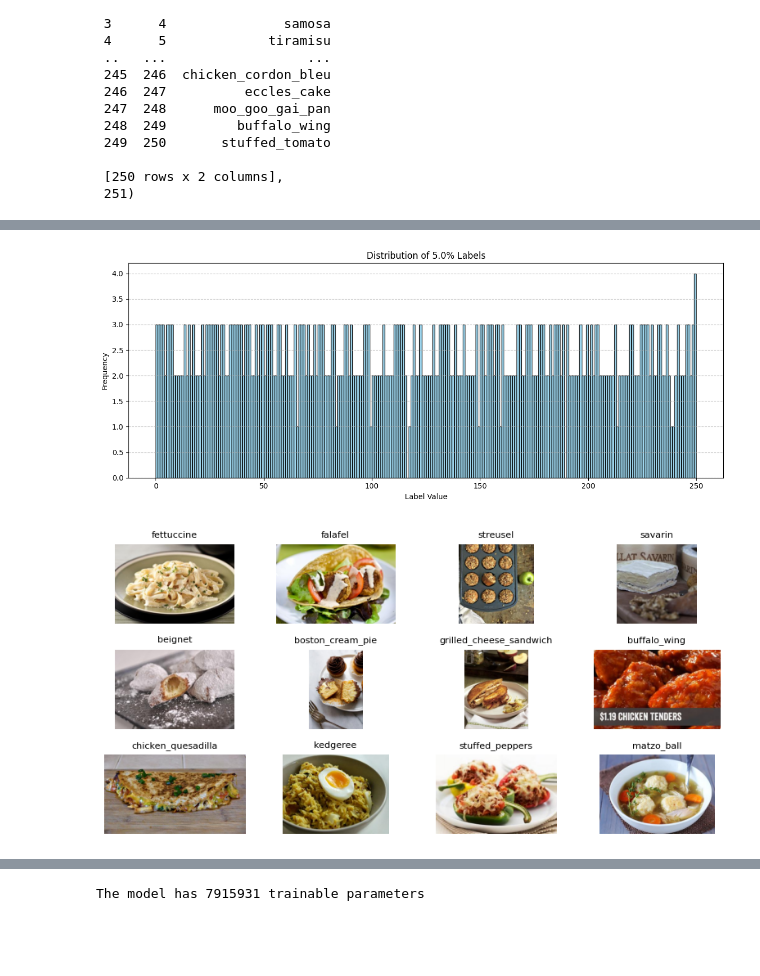
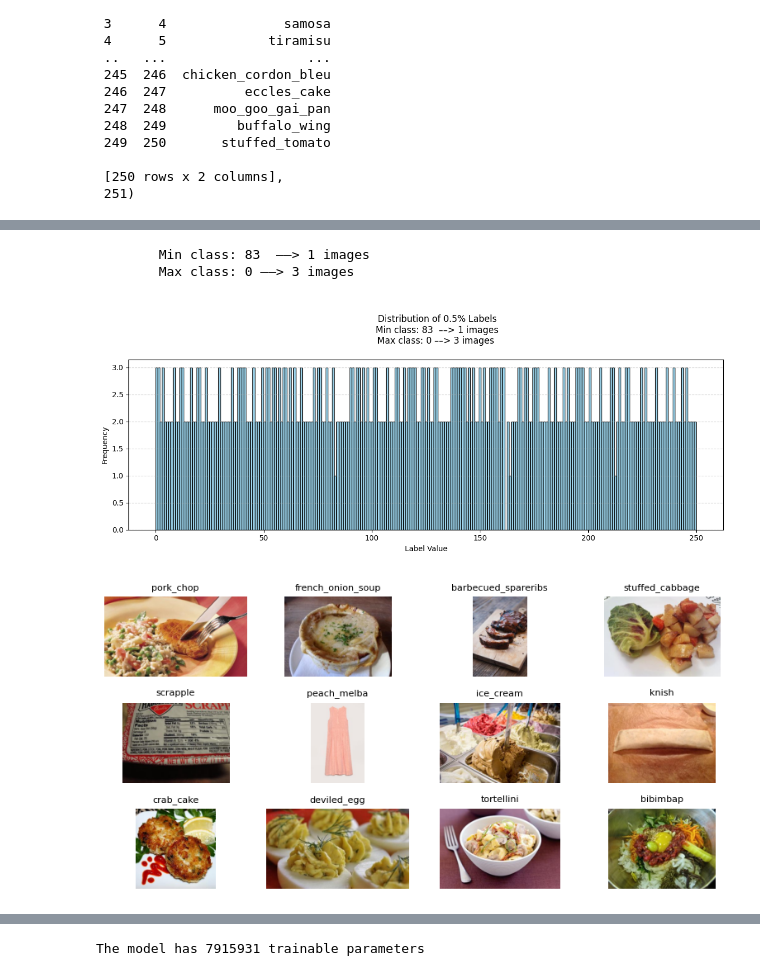
Before and after one commit to nawroz-m/food-classification, a Jupyter notebook: app.ipynb, the cells around one changed output, grey strips where cells are left out. Saved outputs shown, nothing was run; the diff lists cells and outputs as text; code cells hidden in the pictures; blank space fills up the shorter version.

```diff
--- a/app.ipynb
+++ b/app.ipynb
@@ -14,7 +15,7 @@ from torch.optim.lr_scheduler import CosineAnnealingLR
 import time
 # %%
 # Setting for the the trianing
-tr_percentage = 0.05 # train on provided percetage of data from the entire dataset
+tr_percentage = 0.005 # train on provided percetage of data from the entire dataset
 if torch.cuda.is_available():
     device = 'cuda'
 elif torch.backends.mps.is_available():
@@ -75,13 +76,26 @@ There are 251 classes
  251)
 # %%
 # plot the class distribution
-def plot_class_distributions(num_labels = pdf['label'], percentage = 100):
+def plot_class_distributions(num_labels, percentage = 100):
     """
     This method will plot the labels distribution passed in the histogram format
     """
+    counts = Counter(num_labels)
+    min_class = min(counts, key=counts.get)
+    max_class = max(counts, key=counts.get)
+
+    print(f"""
+        Min class: {min_class}  ––> {counts[min_class]} images
+        Max class: {max_class} ––> {counts[max_class]} images
+    """)
+
     plt.figure(figsize=(12, 5))
-    plt.hist(num_labels, bins=250, color='skyblue', edgecolor='black', alpha=0.8)
-    plt.title(f'Distribution of {percentage}% Labels')
+    plt.hist(num_labels, bins=251, color='skyblue', edgecolor='black', alpha=0.8)
+    plt.title(f"""
+        Distribution of {percentage}% Labels
+        Min class: {min_class}  ––> {counts[min_class]} images
+        Max class: {max_class} ––> {counts[max_class]} images
+    """)
     plt.xlabel('Label Value')
     plt.ylabel('Frequency')
     plt.grid(axis='y', linestyle='--', alpha=0.7)
@@ -105,7 +117,10 @@ plot_class_distributions(trainable_pdf['label'], tr_percentage*100)
 # %%
-plot_class_distributions(test_pdf['label'], tr_percentage*100)
+# plot the sampled classes destribution
+plot_class_distributions(trainable_pdf['label'], tr_percentage*100)
 # %% [output]
+        Min class: 83  ––> 1 images
+        Max class: 0 ––> 3 images
-[figure, old version]
+[figure, new version]
 # %%
 plt.figure(figsize=(8, 4))
 
@@ -128,7 +143,7 @@ for i in range(12):
 plt.tight_layout()
 plt.show()
 # %% [output]
-[figure, old version]
+[figure, new version]
 # %%
 # Get the Mean and Std of the training dataset
 # This might take arround 8.5 minutes since I am calculating over the entire dataset
```
Also changed, not shown: parts of 17 cells of this notebook, 2 other files.
